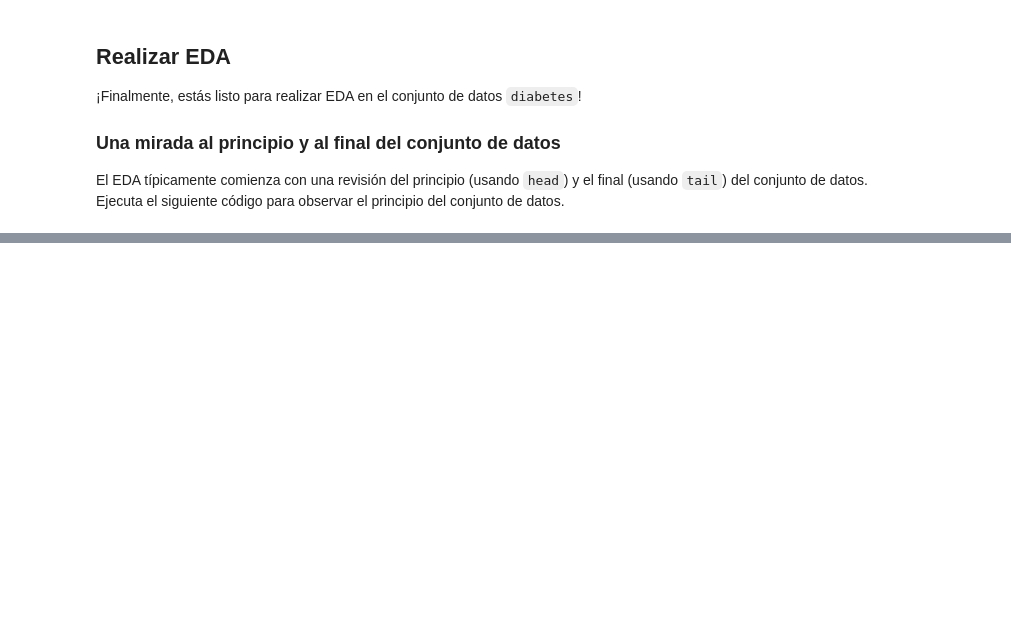
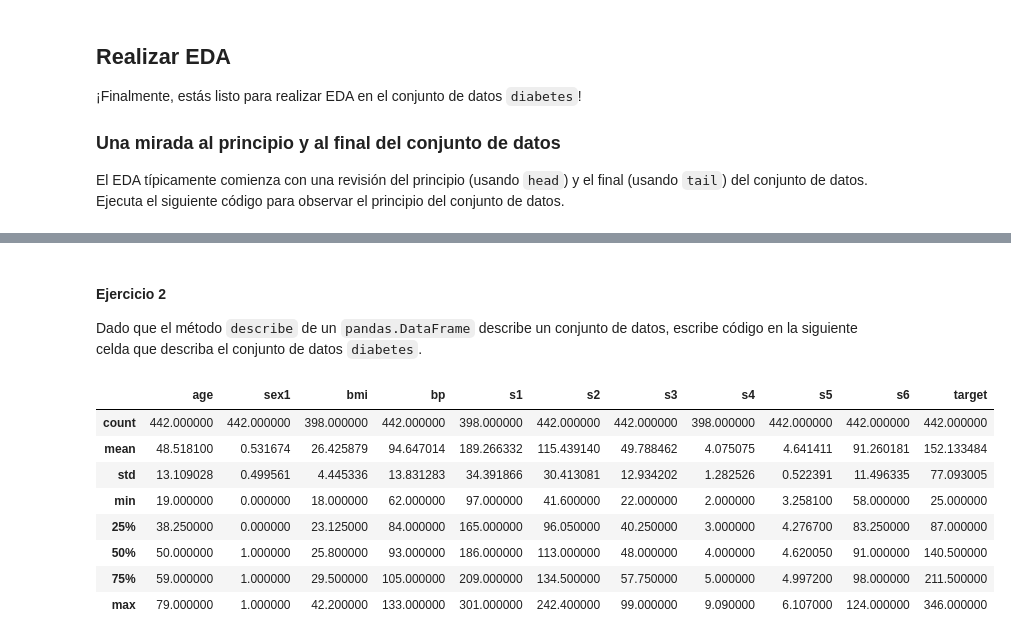
Before and after one commit to reivincitot/Cursos-IBM, a Jupyter notebook: Exploratory Data Analysis (EDA) for Data Science and ML/Exploratory Data Analysis (EDA) for data science and ML.ipynb, the cells around one changed output, grey strips where cells are left out. Drawn from its saved outputs; the diff is of its cells as text; code cells hidden in the pictures; blank space fills up the shorter version.

```diff
--- a/Exploratory Data Analysis (EDA) for Data Science and ML/Exploratory Data Analysis (EDA) for data science and ML.ipynb
+++ b/Exploratory Data Analysis (EDA) for Data Science and ML/Exploratory Data Analysis (EDA) for data science and ML.ipynb
@@ -347,0 +374,16 @@ El EDA típicamente comienza con una revisión del principio (usando `head`) y e
+# %% [markdown]
+#### Ejercicio 2
+
+Dado que el método `describe` de un `pandas.DataFrame` describe un conjunto de datos, escribe código en la siguiente celda que describa el conjunto de datos `diabetes`.
+# %%
+diabetes.describe()
+# %% [output]
+|  | age | sex1 | bmi | bp | s1 | s2 | s3 | s4 | s5 | s6 | target |
+| count | 442.000000 | 442.000000 | 398.000000 | 442.000000 | 398.000000 | 442.000000 | 442.000000 | 398.000000 | 442.000000 | 442.000000 | 442.000000 |
+| mean | 48.518100 | 0.531674 | 26.425879 | 94.647014 | 189.266332 | 115.439140 | 49.788462 | 4.075075 | 4.641411 | 91.260181 | 152.133484 |
+| std | 13.109028 | 0.499561 | 4.445336 | 13.831283 | 34.391866 | 30.413081 | 12.934202 | 1.282526 | 0.522391 | 11.496335 | 77.093005 |
+| min | 19.000000 | 0.000000 | 18.000000 | 62.000000 | 97.000000 | 41.600000 | 22.000000 | 2.000000 | 3.258100 | 58.000000 | 25.000000 |
+| 25% | 38.250000 | 0.000000 | 23.125000 | 84.000000 | 165.000000 | 96.050000 | 40.250000 | 3.000000 | 4.276700 | 83.250000 | 87.000000 |
+| 50% | 50.000000 | 1.000000 | 25.800000 | 93.000000 | 186.000000 | 113.000000 | 48.000000 | 4.000000 | 4.620050 | 91.000000 | 140.500000 |
+| 75% | 59.000000 | 1.000000 | 29.500000 | 105.000000 | 209.000000 | 134.500000 | 57.750000 | 5.000000 | 4.997200 | 98.000000 | 211.500000 |
+| max | 79.000000 | 1.000000 | 42.200000 | 133.000000 | 301.000000 | 242.400000 | 99.000000 | 9.090000 | 6.107000 | 124.000000 | 346.000000 |
```
Also changed, not shown: parts of 30 cells of this notebook, 1 other file.
